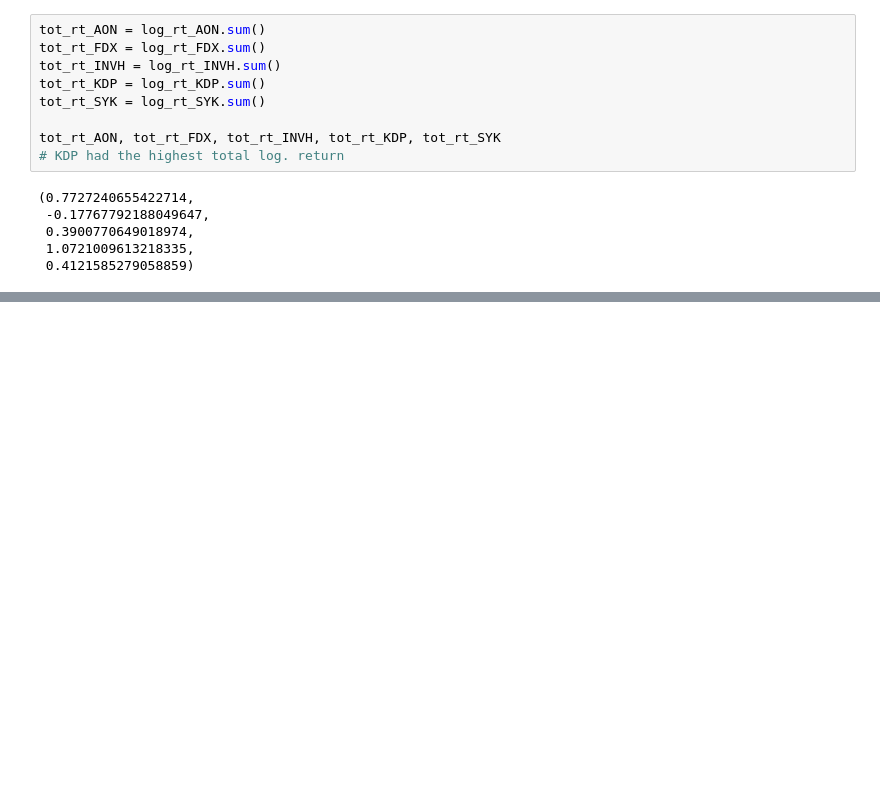
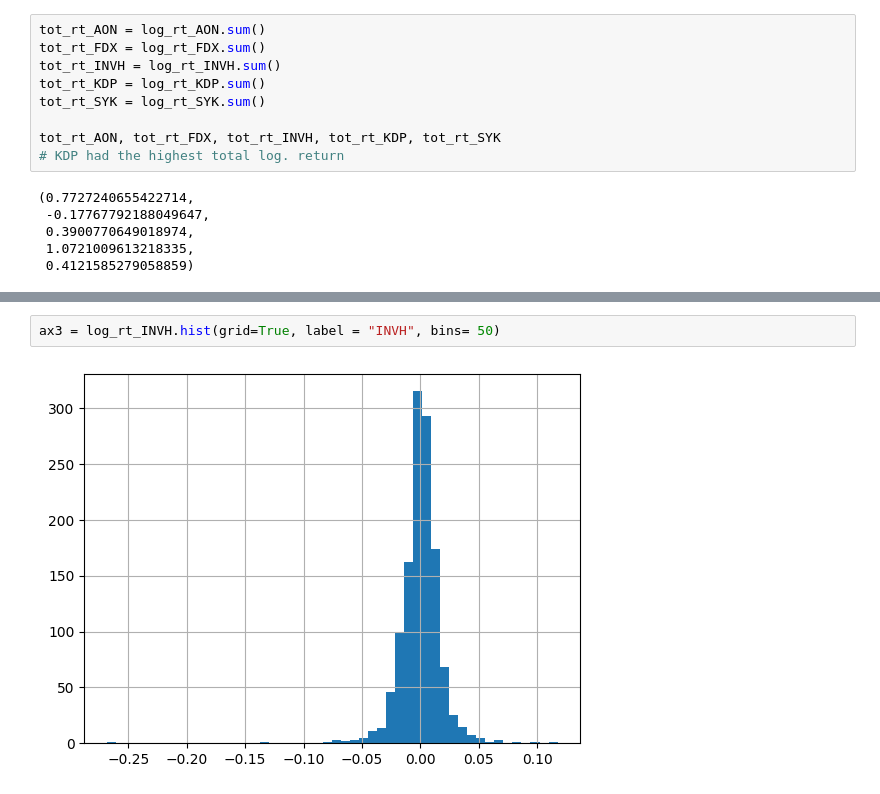
Before and after one commit to N0Data4U/MidtermExam, a Jupyter notebook: MidTerm_Epping_Leonard.ipynb, the cells around one changed output, grey strips where cells are left out. Saved outputs shown, nothing was run; the diff lists cells and outputs as text; blank space fills up the shorter version.

```diff
--- a/MidTerm_Epping_Leonard.ipynb
+++ b/MidTerm_Epping_Leonard.ipynb
@@ -128,0 +153,4 @@ tot_rt_AON, tot_rt_FDX, tot_rt_INVH, tot_rt_KDP, tot_rt_SYK
+# %%
+ax3 = log_rt_INVH.hist(grid=True, label = "INVH", bins= 50)
+# %% [output]
+[figure, added]
```
Also changed, not shown: parts of 11 cells of this notebook.
